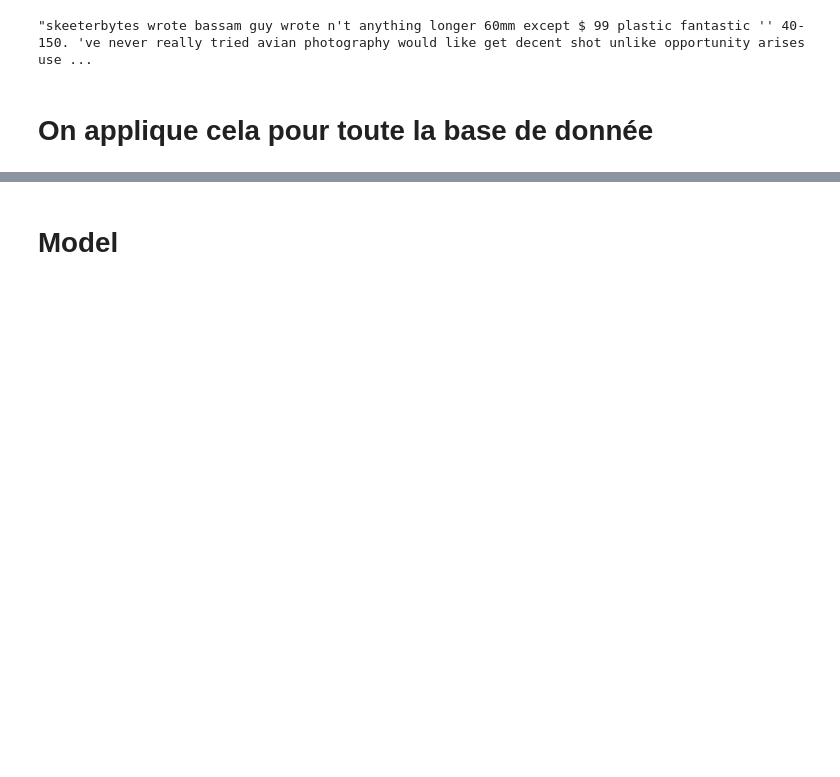
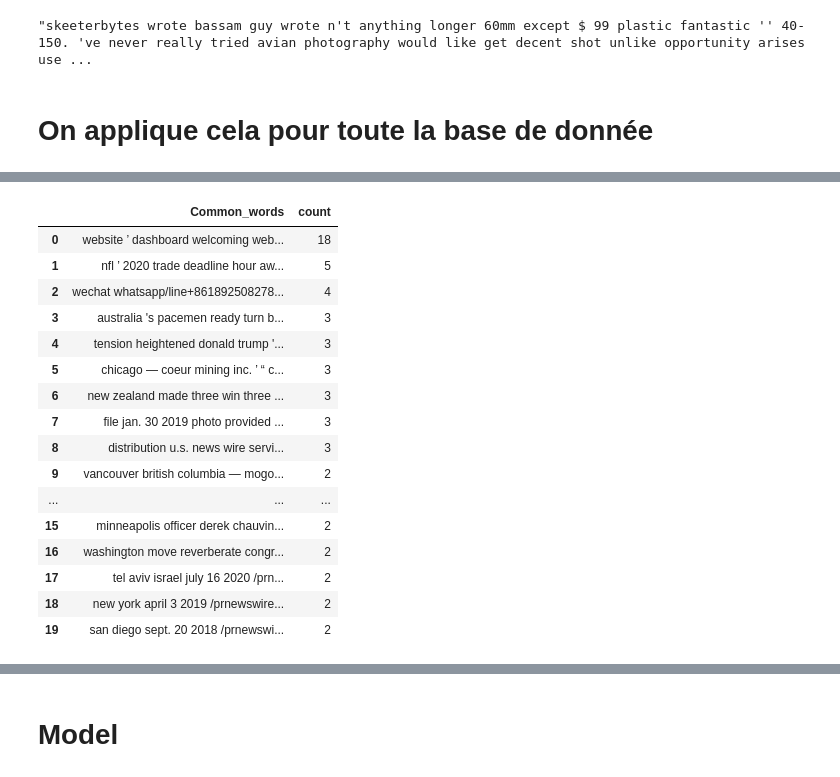
Before and after one commit to Mickalu/lOreal_hackaton, a Jupyter notebook: main.ipynb, the cells around one changed output, grey strips where cells are left out. Saved outputs shown, nothing was run; the diff lists cells and outputs as text; code cells hidden in the pictures; blank space fills up the shorter version.

Commit message:
count number of time word

```diff
--- a/main.ipynb
+++ b/main.ipynb
@@ -227,0 +309,24 @@ Name: clean_content, Length: 10572, dtype: object
+# %%
+from collections import Counter
+top = Counter([item for item in df_train["clean_content"]])
+temp = pd.DataFrame(top.most_common(20))
+temp.columns = ['Common_words','count']
+temp.style.background_gradient(cmap='Blues')
+# %% [output]
+|  | Common_words | count |
+| 0 | website ’ dashboard welcoming web... | 18 |
+| 1 | nfl ’ 2020 trade deadline hour aw... | 5 |
+| 2 | wechat whatsapp/line+861892508278... | 4 |
+| 3 | australia 's pacemen ready turn b... | 3 |
+| 4 | tension heightened donald trump '... | 3 |
+| 5 | chicago — coeur mining inc. ’ “ c... | 3 |
+| 6 | new zealand made three win three ... | 3 |
+| 7 | file jan. 30 2019 photo provided ... | 3 |
+| 8 | distribution u.s. news wire servi... | 3 |
+| 9 | vancouver british columbia — mogo... | 2 |
+| ... | ... | ... |
+| 15 | minneapolis officer derek chauvin... | 2 |
+| 16 | washington move reverberate congr... | 2 |
+| 17 | tel aviv israel july 16 2020 /prn... | 2 |
+| 18 | new york april 3 2019 /prnewswire... | 2 |
+| 19 | san diego sept. 20 2018 /prnewswi... | 2 |
```
Also changed, not shown: parts of 30 cells of this notebook.
